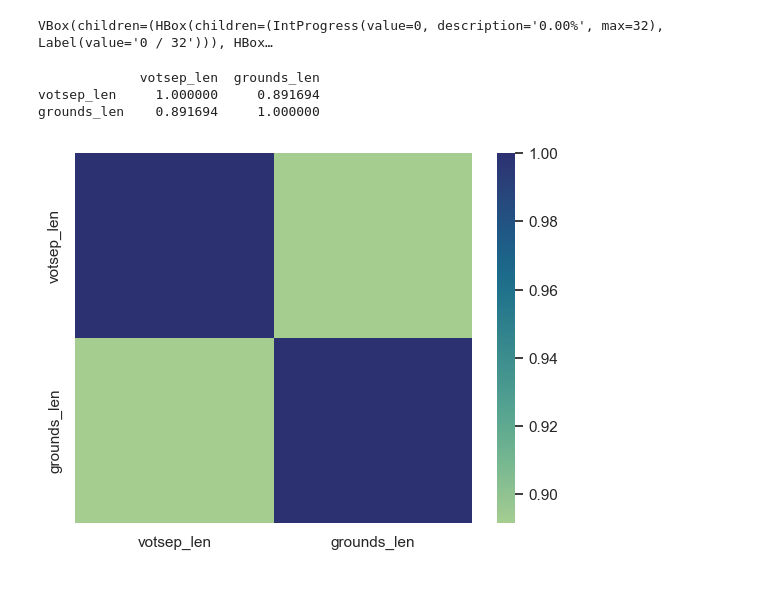
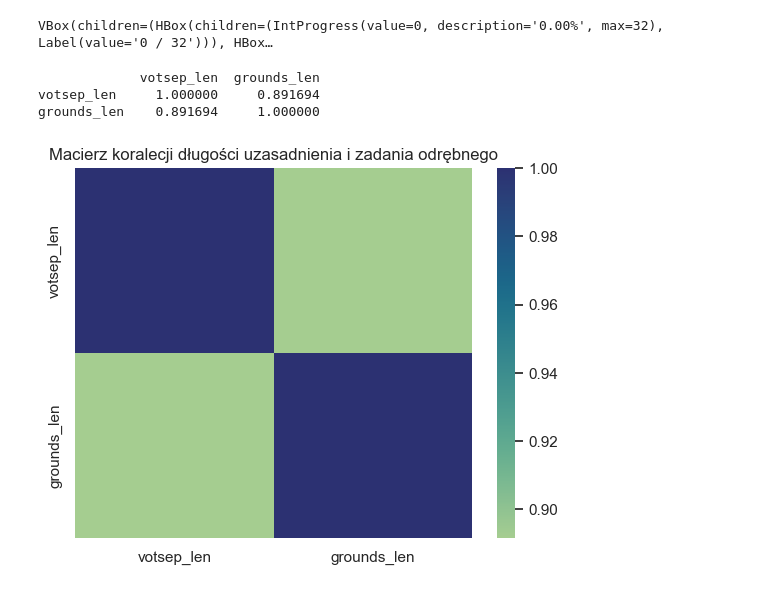
Before and after one commit to jakubfigura/law_nlp, a Jupyter notebook: analiza.ipynb, the cells around one changed output. Drawn from its saved outputs; the diff is of its cells as text; code cells hidden in the pictures.

```diff
--- a/analiza.ipynb
+++ b/analiza.ipynb
@@ -289,12 +327,13 @@ VBox(children=(HBox(children=(IntProgress(value=0, description='0.00%', max=32),
 # %%
 dfN = df[['votsep_len', 'grounds_len']]
 dfNc = dfN[dfN['votsep_len'] > 1]
 corr = dfNc.corr()
 print(corr)
 sns.heatmap(data = corr, cmap="crest")
+plt.title('Macierz koralecji długości uzasadnienia i zadania odrębnego')
 plt.show()
 # %% [output]
              votsep_len  grounds_len
 votsep_len     1.000000     0.891694
 grounds_len    0.891694     1.000000
-[figure, old version]
+[figure, new version]
```
Also changed, not shown: parts of 8 cells of this notebook, 1 other file.
